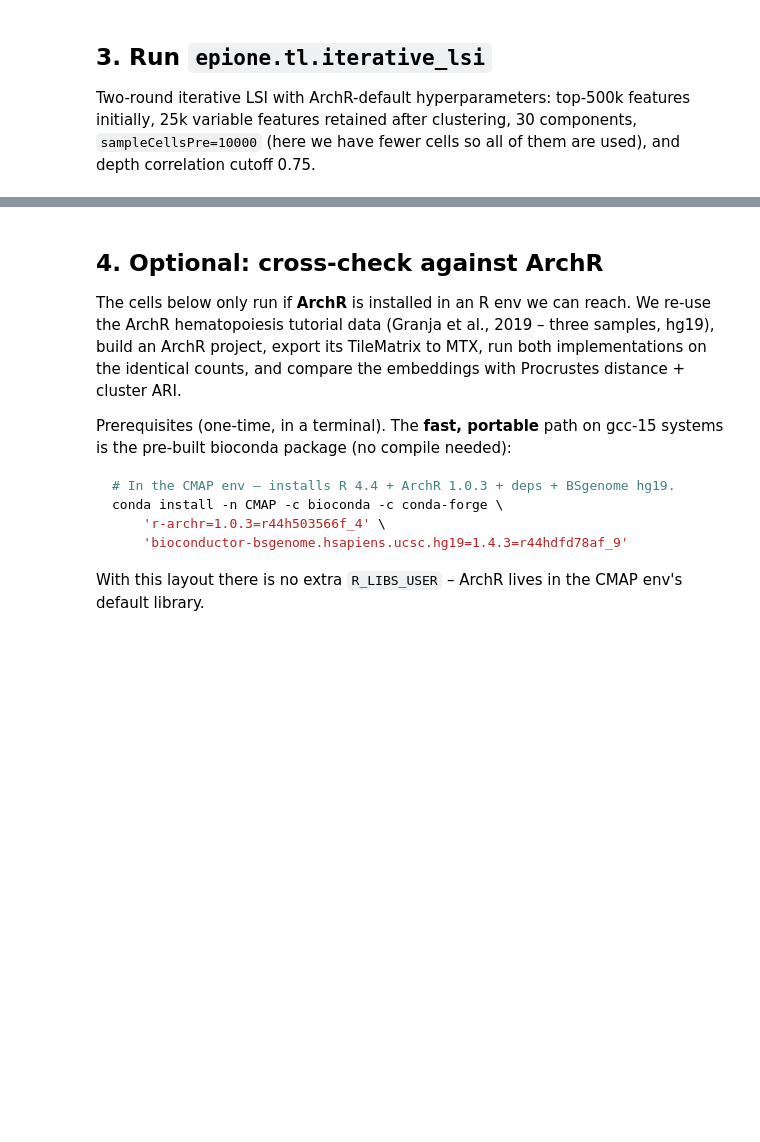
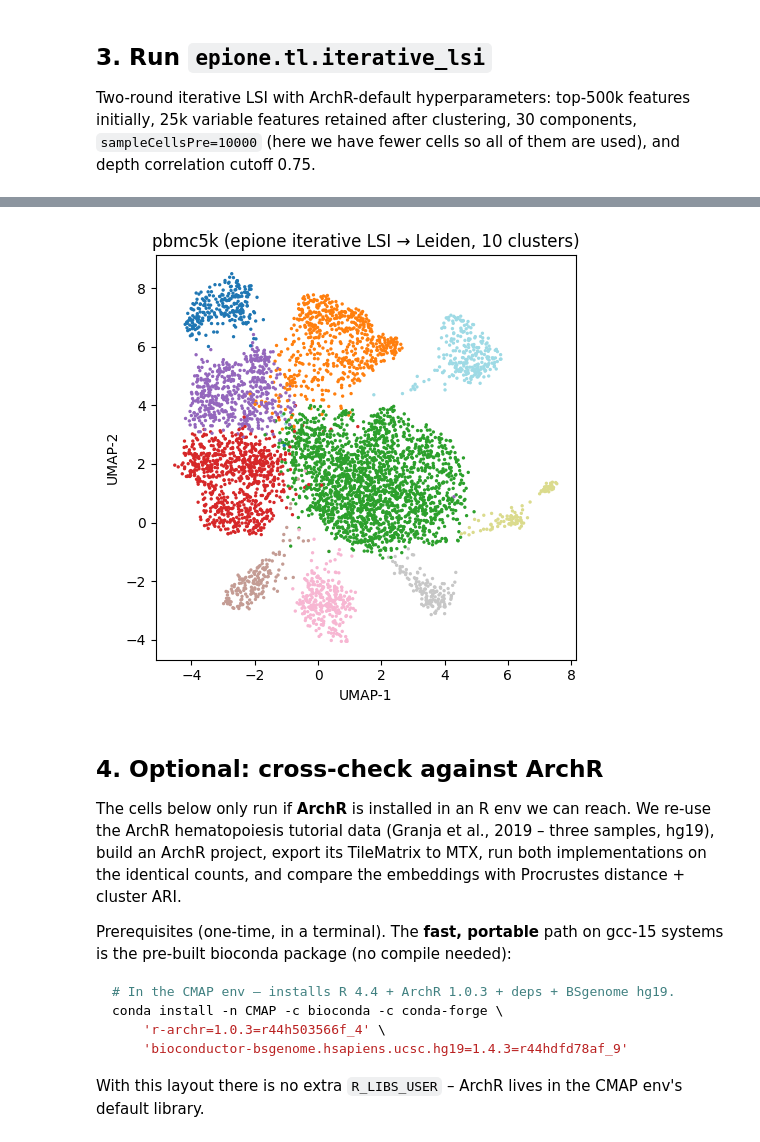
Before and after one commit to aristoteleo/epione, a Jupyter notebook: epione_guide/tutorials/single/t_iterative_lsi.ipynb, the cells around one changed output, grey strips where cells are left out. Cells and saved outputs as stored; diff of their text form; code cells hidden in the pictures; blank space fills up the shorter version.

```diff
--- a/epione_guide/tutorials/single/t_iterative_lsi.ipynb
+++ b/epione_guide/tutorials/single/t_iterative_lsi.ipynb
@@ -102,13 +124,16 @@ print('Leiden clusters:', adata.obs['leiden_iter'].nunique())
 # %%
 import matplotlib.pyplot as plt
 fig, ax = plt.subplots(figsize=(5, 5))
 xy = adata.obsm['X_umap']
 ax.scatter(xy[:, 0], xy[:, 1], s=2,
            c=adata.obs['leiden_iter'].astype(int), cmap='tab20')
 ax.set_title(f"pbmc5k (epione iterative LSI → Leiden, "
              f"{adata.obs['leiden_iter'].nunique()} clusters)")
 ax.set_xlabel('UMAP-1'); ax.set_ylabel('UMAP-2')
-plt.tight_layout(); plt.show()
+plt.tight_layout(); from IPython.display import display
+display(fig); plt.close(fig)
+# %% [output]
+[figure, added]
 # %% [markdown]
 ## 4. Optional: cross-check against ArchR
 
```
Also changed, not shown: parts of 8 cells of this notebook, 2 other files.
